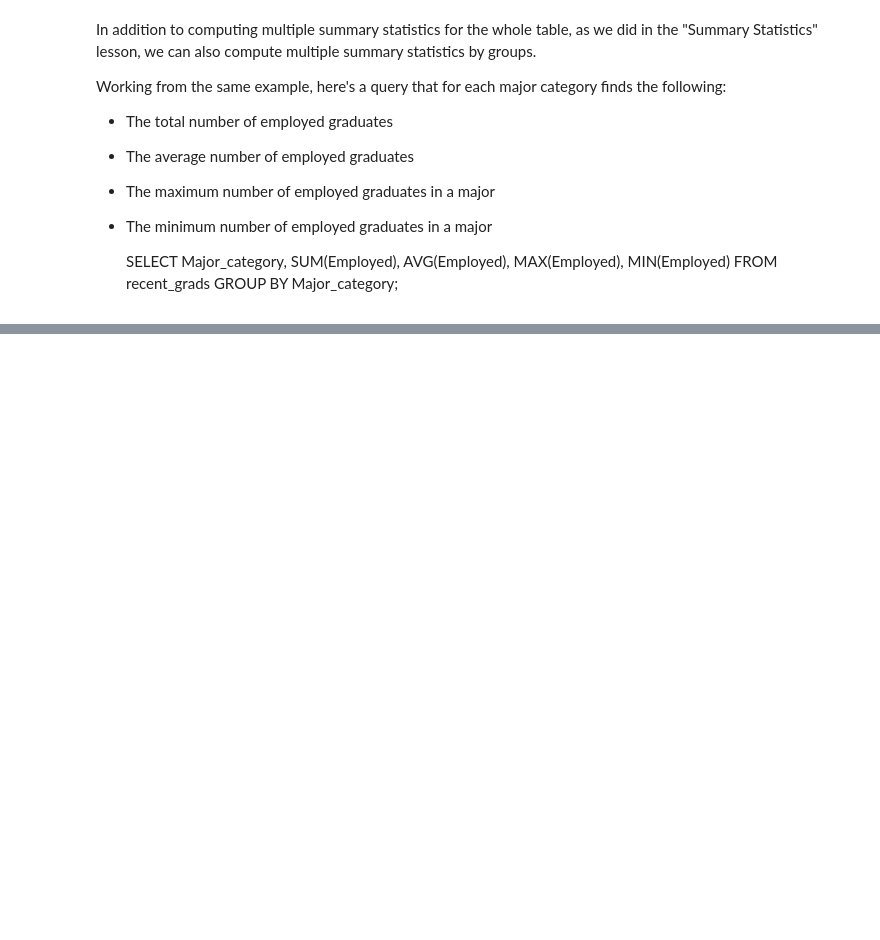
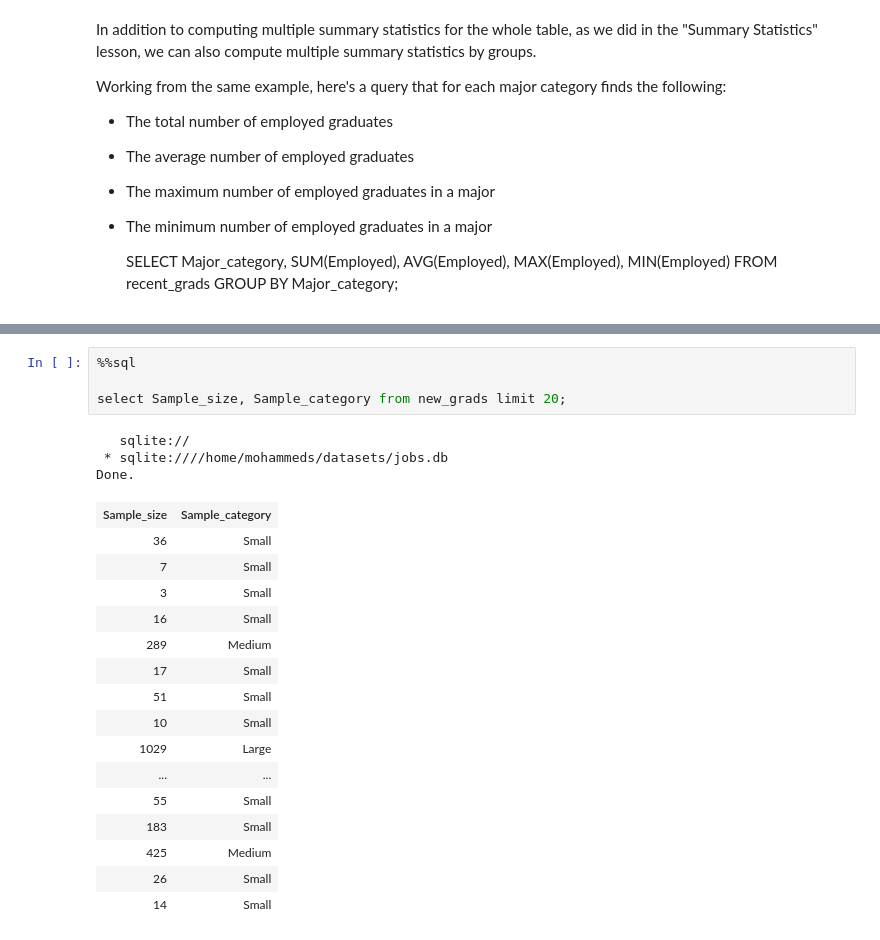
Before and after one commit to AsirShahid/Data-Scientist-in-Python-DataQuest, a Jupyter notebook: Working with Data Sources/SQL Fundamentals/Group Summary Statistics/Group Summary Statistics.ipynb, the cells around one changed output, grey strips where cells are left out. Saved outputs shown, nothing was run; the diff lists cells and outputs as text; blank space fills up the shorter version.

```diff
--- a/Working with Data Sources/SQL Fundamentals/Group Summary Statistics/Group Summary Statistics.ipynb
+++ b/Working with Data Sources/SQL Fundamentals/Group Summary Statistics/Group Summary Statistics.ipynb
@@ -212,0 +280,24 @@ Working from the same example, here's a query that for each major category finds
+# %%
+%%sql
+
+select Sample_size, Sample_category from new_grads limit 20;
+# %% [output]
+   sqlite://
+ * sqlite:////home/mohammeds/datasets/jobs.db
+Done.
+| Sample_size | Sample_category |
+| 36 | Small |
+| 7 | Small |
+| 3 | Small |
+| 16 | Small |
+| 289 | Medium |
+| 17 | Small |
+| 51 | Small |
+| 10 | Small |
+| 1029 | Large |
+| ... | ... |
+| 55 | Small |
+| 183 | Small |
+| 425 | Medium |
+| 26 | Small |
+| 14 | Small |
```
Also changed, not shown: parts of 20 cells of this notebook.
